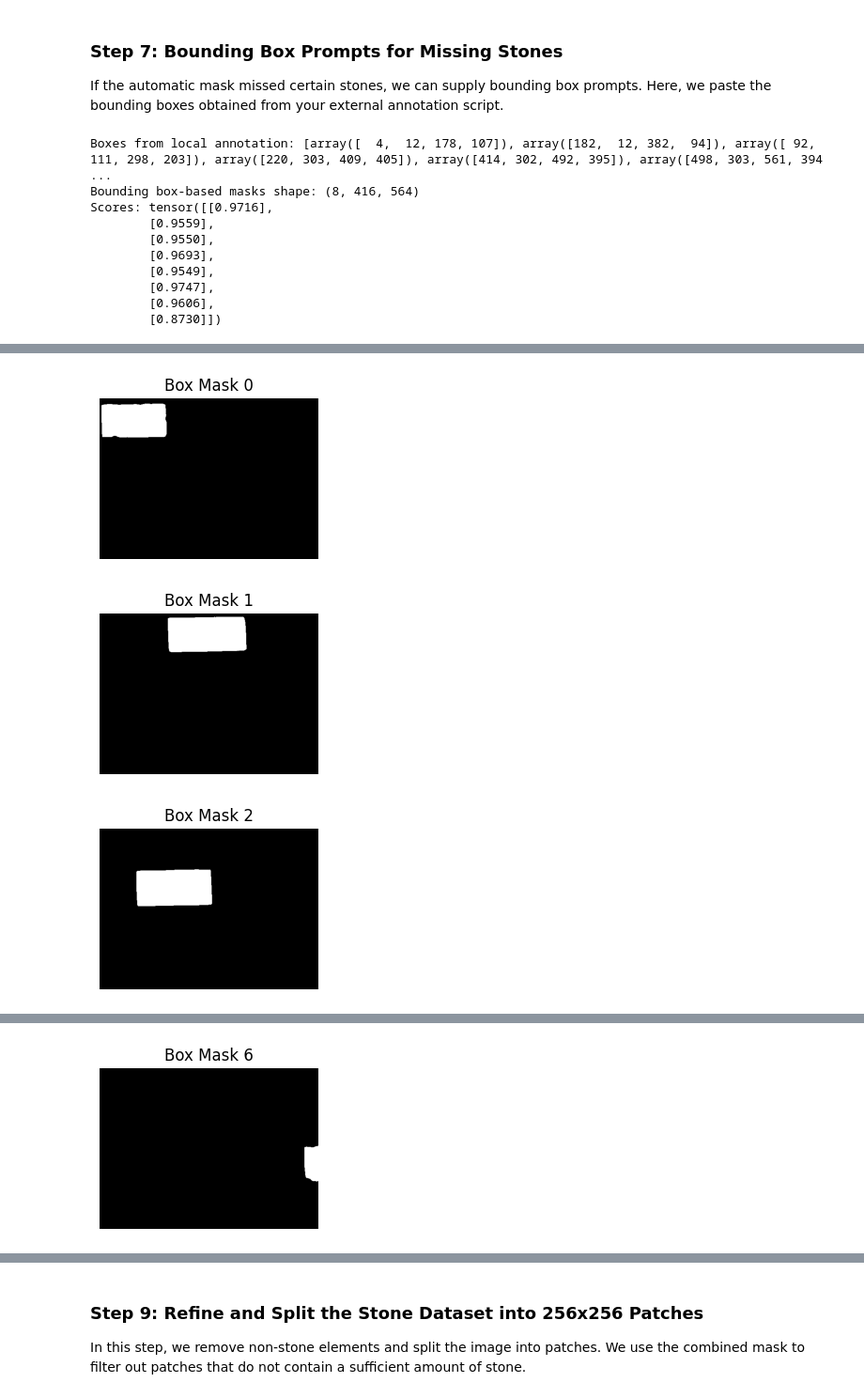
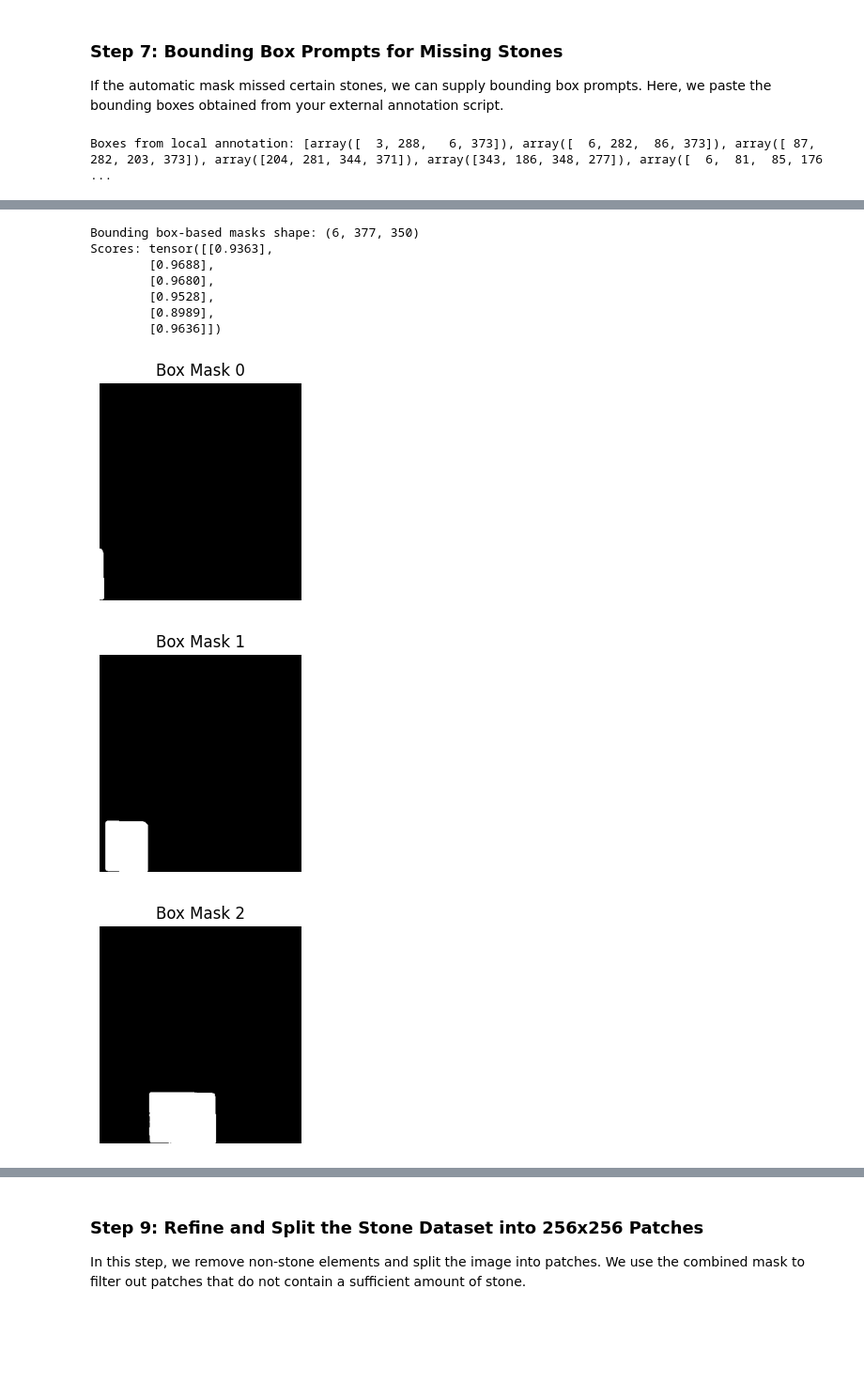
Before and after one commit to jean-hy/chambord-castle-stone-segmentation, a Jupyter notebook: notebooks/automatic_mask_generator.ipynb, the cells around one changed output, grey strips where cells are left out. Shown at 94% size. Drawn from its saved outputs; the diff is of its cells as text; code cells hidden in the pictures; blank space fills up the shorter version.

Commit message:
Update the automatic mask generator with comments and explanation

```diff
--- a/notebooks/automatic_mask_generator.ipynb
+++ b/notebooks/automatic_mask_generator.ipynb
@@ -60,7 +61,7 @@ def show_anns(anns):
 ### Step 3: Load and Display the Original Image
 We load the image from disk and convert it from BGR to RGB.
 # %%
-image_path = '../data/refined/img-stones/FSE_35_004.jpg'
+image_path = '../data/refined/img-stones/FSE_35_002.jpg'
 
 image_bgr = cv2.imread(image_path)
 image_rgb = cv2.cvtColor(image_bgr, cv2.COLOR_BGR2RGB)  # Convert BGR -> RGB
@@ -195,16 +196,23 @@ mask_predictor = SamPredictor(sam)
 mask_predictor.set_image(image_rgb)
 
 # 2) Define bounding boxes from your manual annotation.
-# Replace these tuples with the actual coordinates from your create_boxes.py output.
+# Replace with the actual coordinates from create_boxes.py output.
+# Those coordinates are in the format (x1, y1, x2, y2) for each box. Some of them are inside the folder
+# /annotations in boxe.json format.
 boxes_raw = [
-    (4, 12, 178, 107), (182, 12, 382, 94), (92, 111, 298, 203), (220, 303, 409, 405), (414, 302, 492, 395), (498, 303, 561, 394), (520, 199, 561, 301), (3, 319, 23, 414)
+    (3, 288, 6, 373),
+    (6, 282, 86, 373),
+    (87, 282, 203, 373),
+    (204, 281, 344, 371),
+    (343, 186, 348, 277),
+    (6, 81, 85, 176)
 ]
 
 # Convert each tuple to a NumPy array
 boxes = [np.array(b) for b in boxes_raw]
 print("Boxes from local annotation:", boxes)
 
-# Convert the list of boxes to a Torch tensor on the correct device.
+# Convert the list of boxes to a Torch tensor
 input_boxes = torch.tensor(boxes, device=mask_predictor.device)
 
 # 3) Transform boxes for SAM (SAM expects transformed coordinates)
@@ -234,13 +242,13 @@ for i in range(masks_box.shape[0]):
     plt.axis('off')
     plt.show()
 
-# %% [markdown]
-# ## Step 8: Merge Bounding Box Masks with the Automatic Mask
-#
+
+
+# Merge Bounding Box Masks with the Automatic Mask
 # We merge the masks from the bounding boxes with the automatic mask.
 # This logical OR operation ensures any stone detected by bounding boxes is included.
 
-# %%
+
 # Convert the automatic mask to boolean
 final_mask_bool = final_mask_bin.astype(bool)
 
@@ -255,13 +263,4 @@ combined_mask_bin = final_mask_bool.astype(np.uint8) * 255
 # (Optional) Invert the final mask if desired (e.g., to have white stones on black background)
 combined_mask_bin = cv2.bitwise_not(combined_mask_bin)
 # %% [output]
-Boxes from local annotation: [array([  4,  12, 178, 107]), array([182,  12, 382,  94]), array([ 92, 111, 298, 203]), array([220, 303, 409, 405]), array([414, 302, 492, 395]), array([498, 303, 561, 394 ...
-Bounding box-based masks shape: (8, 416, 564)
-Scores: tensor([[0.9716],
-        [0.9559],
-        [0.9550],
-        [0.9693],
-        [0.9549],
-        [0.9747],
-        [0.9606],
-        [0.8730]])
+Boxes from local annotation: [array([  3, 288,   6, 373]), array([  6, 282,  86, 373]), array([ 87, 282, 203, 373]), array([204, 281, 344, 371]), array([343, 186, 348, 277]), array([  6,  81,  85, 176 ...
@@ -268,3 +268,10 @@ Scores: tensor([[0.9716],
+Bounding box-based masks shape: (6, 377, 350)
+Scores: tensor([[0.9363],
+        [0.9688],
+        [0.9680],
+        [0.9528],
+        [0.8989],
+        [0.9636]])
-[figure, old version]
+[figure, new version]
-[figure, old version]
+[figure, new version]
-[figure, old version]
+[figure, new version]
@@ -274 +280,0 @@ Scores: tensor([[0.9716],
-[figure, removed]
```
Also changed, not shown: parts of 11 cells of this notebook.
